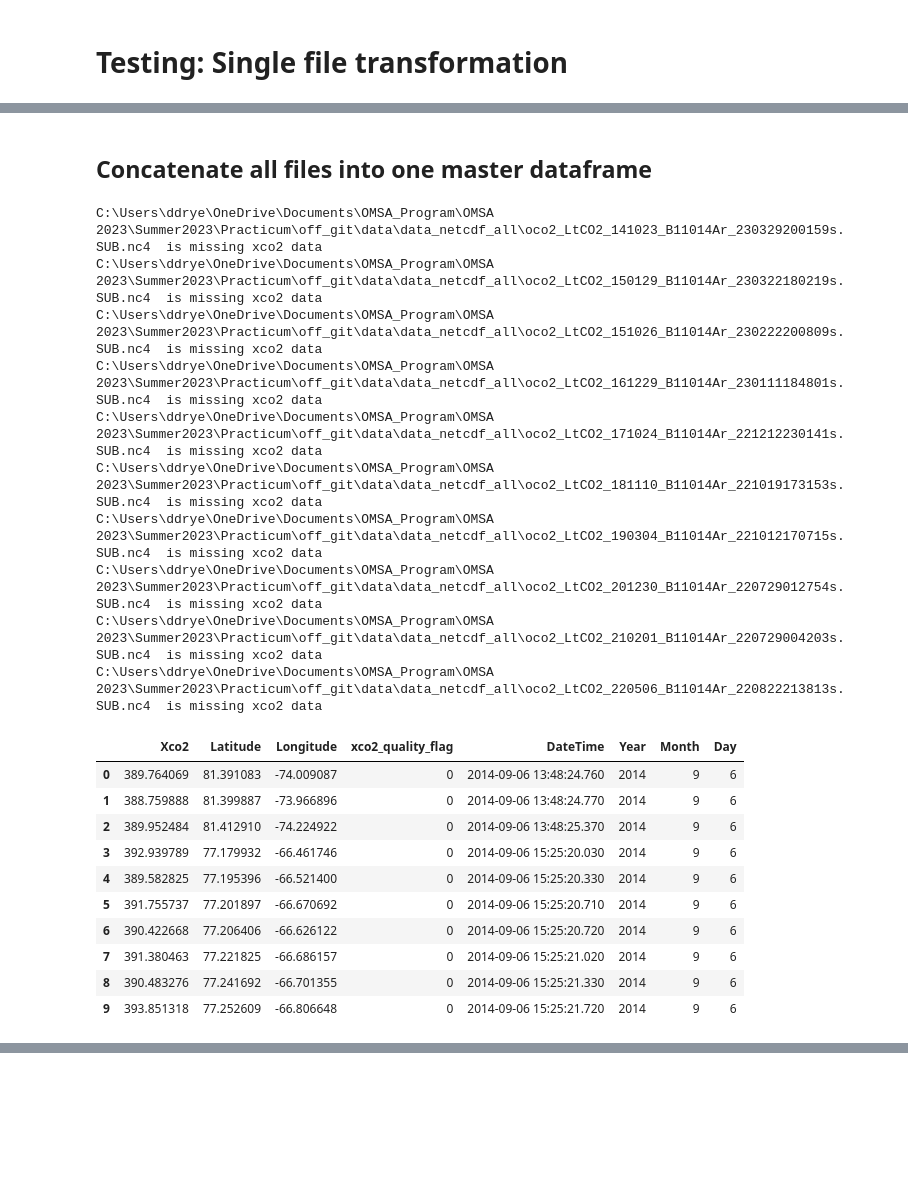
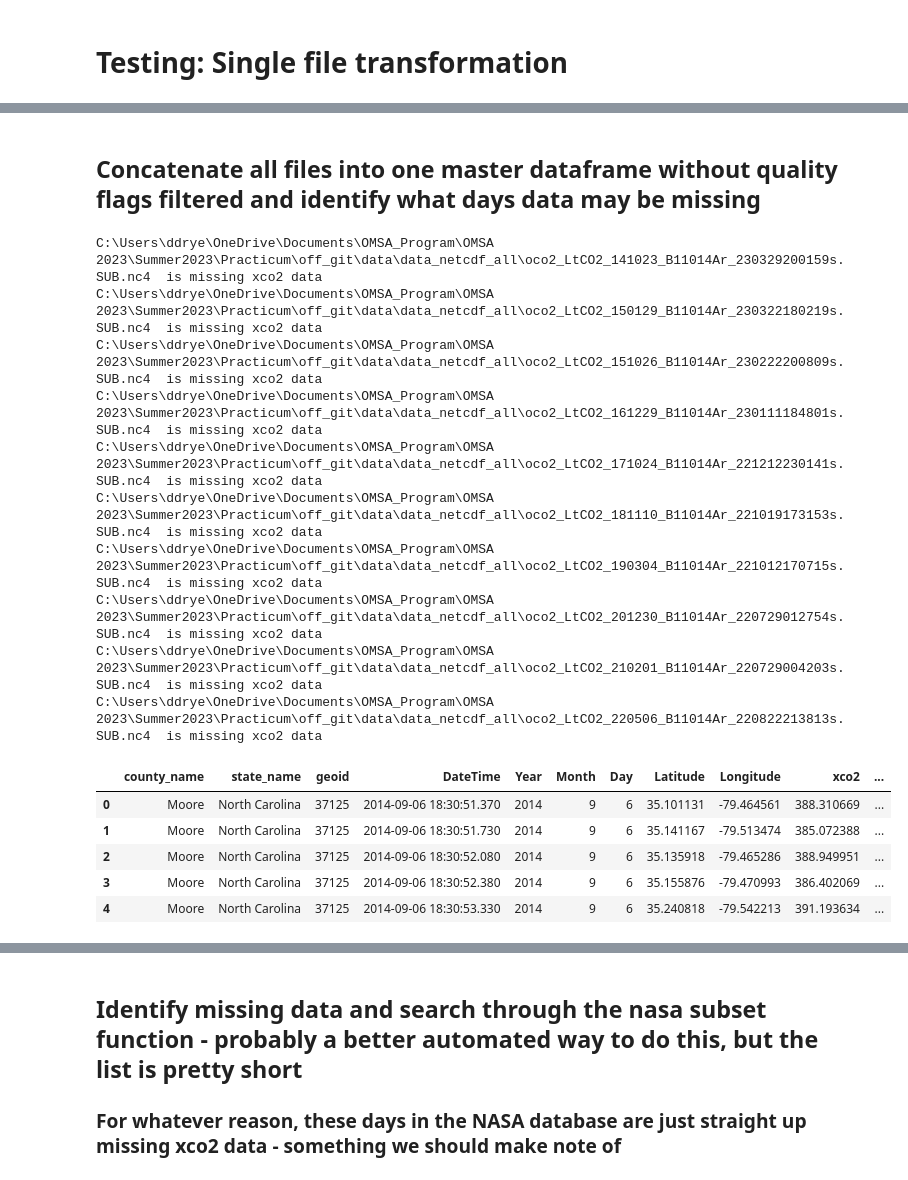
Before and after one commit to DanDryer/Team-Project---Practicum-6748, a Jupyter notebook: nasa_data/NASA_data_gather.ipynb, the cells around one changed output, grey strips where cells are left out. Cells and saved outputs as stored; diff of their text form; code cells hidden in the pictures; blank space fills up the shorter version.

Commit message:
Improved oco2 data pulldown. Some mapping

```diff
--- a/nasa_data/NASA_data_gather.ipynb
+++ b/nasa_data/NASA_data_gather.ipynb
@@ -68,12 +72,13 @@ from datetime import datetime
 - Locate the downloaded netcdf files directory in pc directory
 # %%
+counties = gpd.GeoDataFrame.from_file(r"C:\Users\ddrye\OneDrive\Documents\OMSA_Program\OMSA 2023\Summer2023\Practicum\off_git\us-county-boundaries\us-county-boundaries.shp")
 path_a= (r"C:\Users\ddrye\OneDrive\Documents\OMSA_Program\OMSA 2023\Summer2023\Practicum\off_git\data\data_netcdf_all")
 
-# Collect the paths of each individual files
+# Collect the path of each individual files
 file_names= []
 
 for file in os.listdir(path_a):
-    # Check whether file is in text format or not
+    # Check whether file ==.nc4 type
     if file.endswith(".nc4"):
         file_path = f"{path_a}\{file}"
 
@@ -111,7 +116,7 @@ TotalFiles:  2943
 # Example:
 ### Opening a single file in netCDF format
 # %%
-df_xco2= nc.Dataset(file_names[9])
+df_xco2= nc.Dataset(file_names[0])
 list(df_xco2.variables.keys())
 # %% [output]
 ['sounding_id_idx',
@@ -214,37 +223,35 @@ convHdf(file_names[1000])
 # %% [markdown]
-## Concatenate all files into one master dataframe
+## Concatenate all files into one master dataframe without quality flags filtered and identify what days data may be missing
 # %%
 # using Function to READ FILES from the direcotry and convert all netCDF files to csv/txt
 
-#initializing
-df_all = convHdf(file_names[0])
+#initializing to get the column headings
+df_xco2 = convHdf(file_names[0])
 
+#for each file in file_names
 for j in range(1, len(file_names)):
 
-       # EG to read FIRST dataset from THE DIRECTORY
-        df=convHdf(file_names[j], j)
-        df_all = pd.concat([df_all,df],ignore_index=True)
+       # Run the previously created function - be sure to define whether you want to perform quality filtering or not
+        df=convHdf(file_names[j])
+        df_xco2 = pd.concat([df_xco2,df],ignore_index=True)
 
-df_all[:10]
+
+display(df_xco2.head())
+display(df_xco2.tail())
 # %% [output]
 C:\Users\ddrye\OneDrive\Documents\OMSA_Program\OMSA 2023\Summer2023\Practicum\off_git\data\data_netcdf_all\oco2_LtCO2_141023_B11014Ar_230329200159s.SUB.nc4  is missing xco2 data
 C:\Users\ddrye\OneDrive\Documents\OMSA_Program\OMSA 2023\Summer2023\Practicum\off_git\data\data_netcdf_all\oco2_LtCO2_150129_B11014Ar_230322180219s.SUB.nc4  is missing xco2 data
 C:\Users\ddrye\OneDrive\Documents\OMSA_Program\OMSA 2023\Summer2023\Practicum\off_git\data\data_netcdf_all\oco2_LtCO2_151026_B11014Ar_230222200809s.SUB.nc4  is missing xco2 data
 C:\Users\ddrye\OneDrive\Documents\OMSA_Program\OMSA 2023\Summer2023\Practicum\off_git\data\data_netcdf_all\oco2_LtCO2_161229_B11014Ar_230111184801s.SUB.nc4  is missing xco2 data
 C:\Users\ddrye\OneDrive\Documents\OMSA_Program\OMSA 2023\Summer2023\Practicum\off_git\data\data_netcdf_all\oco2_LtCO2_171024_B11014Ar_221212230141s.SUB.nc4  is missing xco2 data
 C:\Users\ddrye\OneDrive\Documents\OMSA_Program\OMSA 2023\Summer2023\Practicum\off_git\data\data_netcdf_all\oco2_LtCO2_181110_B11014Ar_221019173153s.SUB.nc4  is missing xco2 data
 C:\Users\ddrye\OneDrive\Documents\OMSA_Program\OMSA 2023\Summer2023\Practicum\off_git\data\data_netcdf_all\oco2_LtCO2_190304_B11014Ar_221012170715s.SUB.nc4  is missing xco2 data
 C:\Users\ddrye\OneDrive\Documents\OMSA_Program\OMSA 2023\Summer2023\Practicum\off_git\data\data_netcdf_all\oco2_LtCO2_201230_B11014Ar_220729012754s.SUB.nc4  is missing xco2 data
 C:\Users\ddrye\OneDrive\Documents\OMSA_Program\OMSA 2023\Summer2023\Practicum\off_git\data\data_netcdf_all\oco2_LtCO2_210201_B11014Ar_220729004203s.SUB.nc4  is missing xco2 data
 C:\Users\ddrye\OneDrive\Documents\OMSA_Program\OMSA 2023\Summer2023\Practicum\off_git\data\data_netcdf_all\oco2_LtCO2_220506_B11014Ar_220822213813s.SUB.nc4  is missing xco2 data
-|  | Xco2 | Latitude | Longitude | xco2_quality_flag | DateTime | Year | Month | Day |
-| 0 | 389.764069 | 81.391083 | -74.009087 | 0 | 2014-09-06 13:48:24.760 | 2014 | 9 | 6 |
-| 1 | 388.759888 | 81.399887 | -73.966896 | 0 | 2014-09-06 13:48:24.770 | 2014 | 9 | 6 |
-| 2 | 389.952484 | 81.412910 | -74.224922 | 0 | 2014-09-06 13:48:25.370 | 2014 | 9 | 6 |
-| 3 | 392.939789 | 77.179932 | -66.461746 | 0 | 2014-09-06 15:25:20.030 | 2014 | 9 | 6 |
-| 4 | 389.582825 | 77.195396 | -66.521400 | 0 | 2014-09-06 15:25:20.330 | 2014 | 9 | 6 |
-| 5 | 391.755737 | 77.201897 | -66.670692 | 0 | 2014-09-06 15:25:20.710 | 2014 | 9 | 6 |
-| 6 | 390.422668 | 77.206406 | -66.626122 | 0 | 2014-09-06 15:25:20.720 | 2014 | 9 | 6 |
-| 7 | 391.380463 | 77.221825 | -66.686157 | 0 | 2014-09-06 15:25:21.020 | 2014 | 9 | 6 |
-| 8 | 390.483276 | 77.241692 | -66.701355 | 0 | 2014-09-06 15:25:21.330 | 2014 | 9 | 6 |
-| 9 | 393.851318 | 77.252609 | -66.806648 | 0 | 2014-09-06 15:25:21.720 | 2014 | 9 | 6 |
+|  | county_name | state_name | geoid | DateTime | Year | Month | Day | Latitude | Longitude | xco2 | ... |
+| 0 | Moore | North Carolina | 37125 | 2014-09-06 18:30:51.370 | 2014 | 9 | 6 | 35.101131 | -79.464561 | 388.310669 | ... |
+| 1 | Moore | North Carolina | 37125 | 2014-09-06 18:30:51.730 | 2014 | 9 | 6 | 35.141167 | -79.513474 | 385.072388 | ... |
+| 2 | Moore | North Carolina | 37125 | 2014-09-06 18:30:52.080 | 2014 | 9 | 6 | 35.135918 | -79.465286 | 388.949951 | ... |
+| 3 | Moore | North Carolina | 37125 | 2014-09-06 18:30:52.380 | 2014 | 9 | 6 | 35.155876 | -79.470993 | 386.402069 | ... |
+| 4 | Moore | North Carolina | 37125 | 2014-09-06 18:30:53.330 | 2014 | 9 | 6 | 35.240818 | -79.542213 | 391.193634 | ... |
@@ -250,0 +264,4 @@ C:\Users\ddrye\OneDrive\Documents\OMSA_Program\OMSA 2023\Summer2023\Practicum\of
+# %% [markdown]
+## Identify missing data and search through the nasa subset function - probably a better automated way to do this, but the list is pretty short
+
+### For whatever reason, these days in the NASA database are just straight up missing xco2 data - something we should make note of
```
Also changed, not shown: parts of 20 cells of this notebook, 1 other file.
